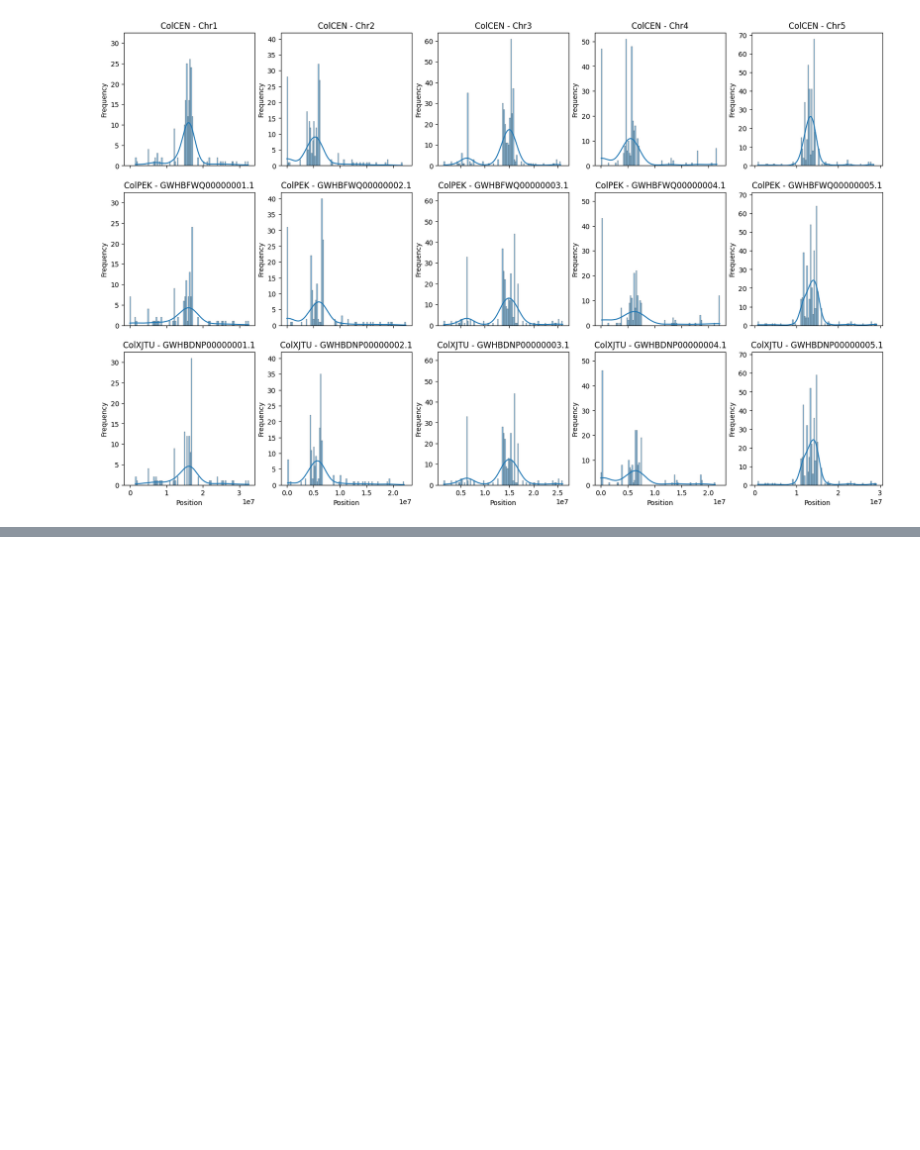
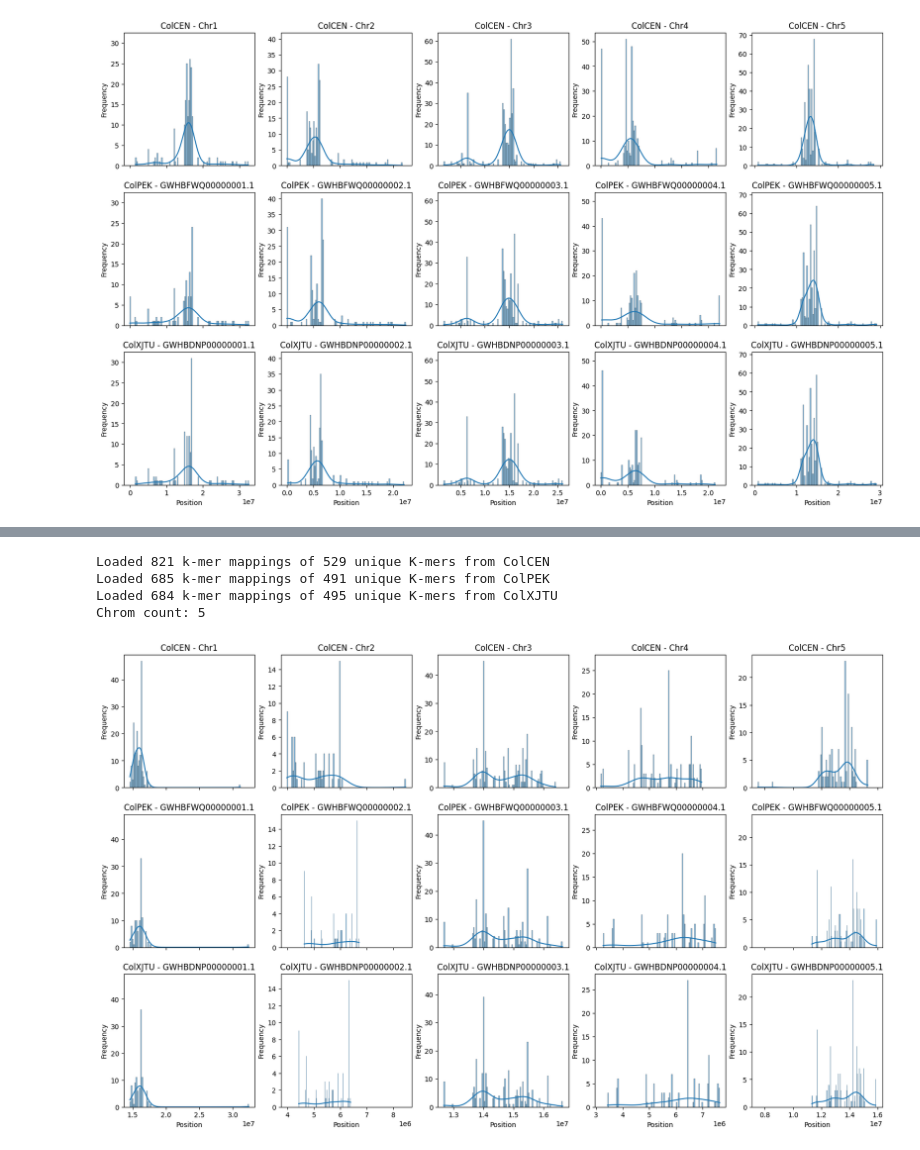
Before and after one commit to HazyFish/cen-kmers, a Jupyter notebook: notebooks/kmer_mapping.ipynb, the cells around one changed output, grey strips where cells are left out. Saved outputs shown, nothing was run; the diff lists cells and outputs as text; code cells hidden in the pictures; blank space fills up the shorter version.

Commit message:
feat: update kmer mapping notebook

```diff
--- a/notebooks/kmer_mapping.ipynb
+++ b/notebooks/kmer_mapping.ipynb
@@ -69,6 +69,8 @@ def plot_kmer_distributions(
 
     group_count = max(len(grouping) for grouping in groupings.values())
 
+    print(f"Chrom count: {group_count}")
+
     fig, axes = plt.subplots(
         nrows=len(dfs),
         ncols=group_count,
@@ -79,11 +81,27 @@ def plot_kmer_distributions(
 
     for i, (name, grouping) in enumerate(groupings.items()):
         for j, (chrom, group) in enumerate(grouping):
-            ax = axes[i, j]
+            ax = axes[i, j] if len(dfs) > 1 else axes[j]
             sns.histplot(group["start"], bins=100, ax=ax, kde=True)
             ax.set_title(f"{name} - {chrom}")
             ax.set_xlabel("Position")
             ax.set_ylabel("Frequency")
+# %%
+def join_kmer_counts_in_mappings(
+    bed_paths: dict[str, Path | str],
+) -> pd.DataFrame:
+    """
+    Join k-mer counts from multiple BED files into a single DataFrame.
+    """
+    dfs = {name: read_bed_file(bed_path) for name, bed_path in bed_paths.items()}
+
+    # Join on 'kmer' column
+    joined_df = pd.concat(dfs.values(), keys=dfs.keys()).reset_index(level=0).rename(columns={"level_0": "source"})
+
+    # Count occurrences of each k-mer
+    kmer_counts = joined_df.groupby(["kmer", "source"]).size().unstack(fill_value=0)
+
+    return kmer_counts
 # %%
 dump_indexes_to_txt(
     df=pd.read_feather("../data/joined-counts.df3.zstd8.feather"),
@@ -135,3 +153,9 @@ Loaded 10537 k-mer mappings of 6601 unique K-mers from ColCEN
 Loaded 9577 k-mer mappings of 6458 unique K-mers from ColPEK
 Loaded 9427 k-mer mappings of 6319 unique K-mers from ColXJTU
 [figure]
+# %%
+df = join_kmer_counts_in_mappings(bed_paths={
+    assembly: f"../data/kmers.df3.{assembly}.bed"
+    for assembly in ["ColCEN", "ColPEK", "ColXJTU", "LerRagtag"]
+})
+df.to_csv("../data/kmers.df3.joined.bed.csv")
@@ -169,0 +233,5 @@ Loaded 1160 k-mer mappings of 928 unique K-mers from ColXJTU
+# %%
+plot_kmer_distributions(bed_paths={
+    assembly: f"../data/kmers.df3.{assembly}.bed"
+    for assembly in ["LerRagtag"]
+})
@@ -169,0 +284,11 @@ Loaded 1160 k-mer mappings of 928 unique K-mers from ColXJTU
+# %%
+plot_kmer_distributions(bed_paths={
+    assembly: f"../data/hamburg/hamburg-mutac-df3-joined-corr.dot-5.{assembly}.bed"
+    for assembly in ["ColCEN", "ColPEK", "ColXJTU"]
+})
+# %% [output]
+Loaded 821 k-mer mappings of 529 unique K-mers from ColCEN
+Loaded 685 k-mer mappings of 491 unique K-mers from ColPEK
+Loaded 684 k-mer mappings of 495 unique K-mers from ColXJTU
+Chrom count: 5
+[figure, added]
```
Also changed, not shown: parts of 14 cells of this notebook.
